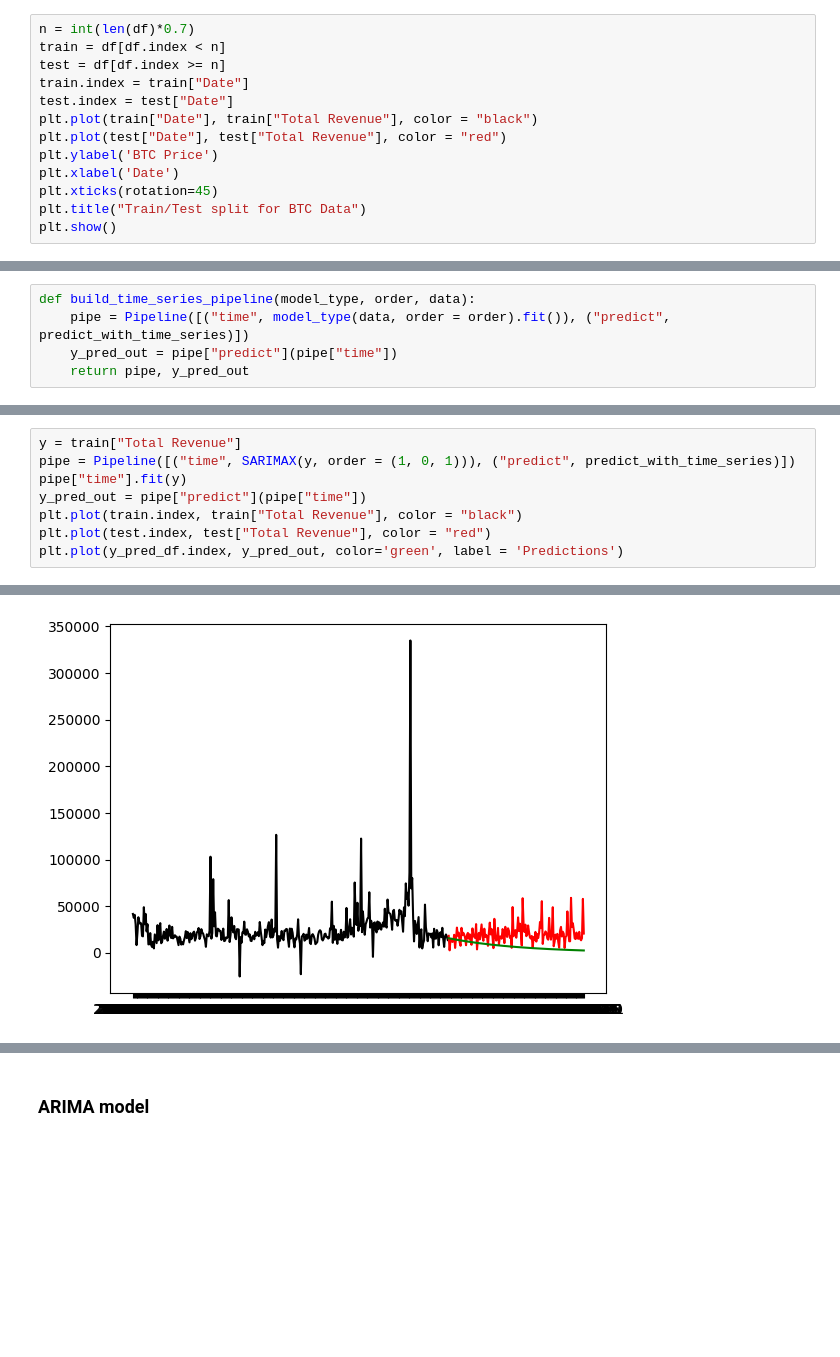
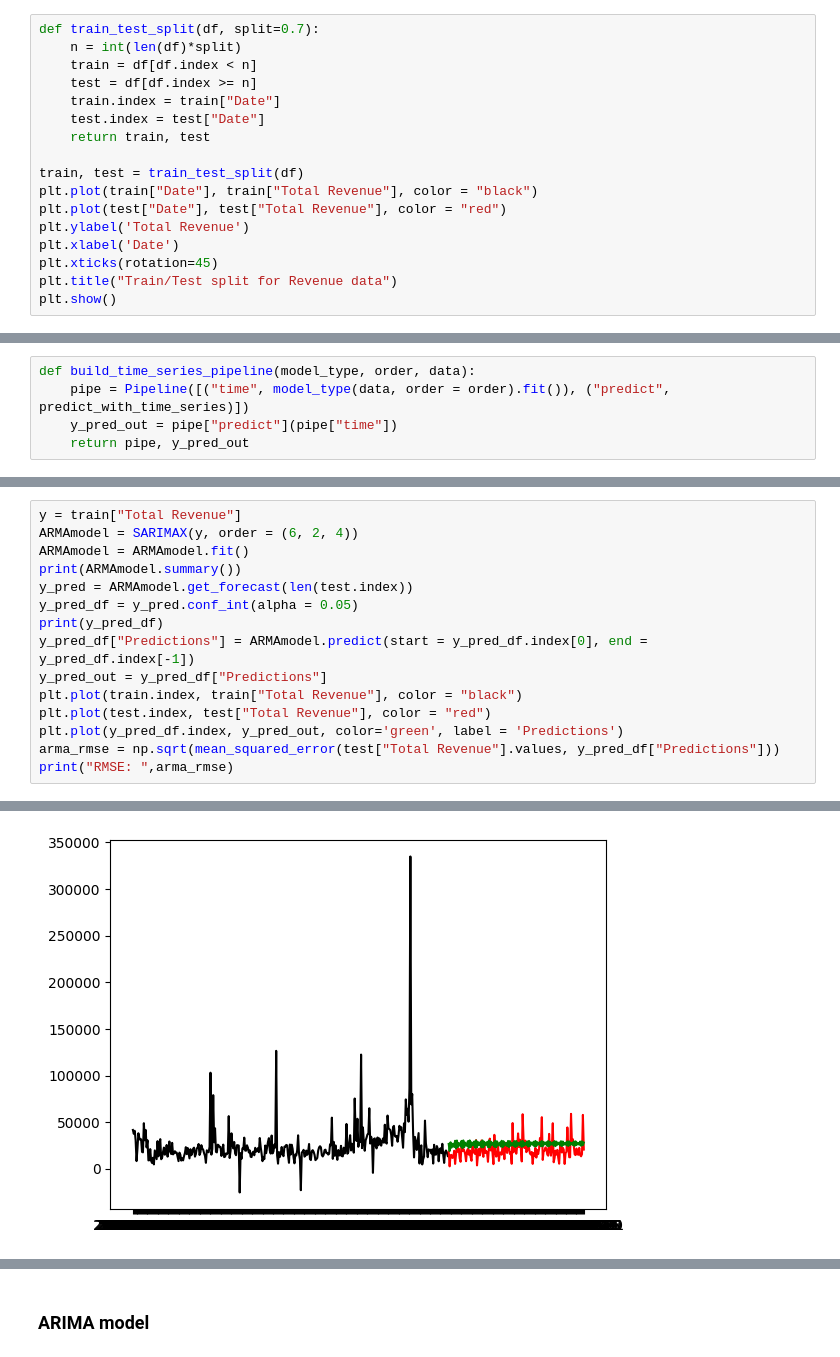
Before and after one commit to grquigg/ai-workflow-capstone, a Jupyter notebook: time_series.ipynb, the cells around one changed output, grey strips where cells are left out. Cells and saved outputs as stored; diff of their text form; blank space fills up the shorter version.

```diff
--- a/time_series.ipynb
+++ b/time_series.ipynb
@@ -79,16 +98,20 @@ plt.show()
 # %% [markdown]
 ### Split data into training and testing datasets ###
 # %%
-n = int(len(df)*0.7)
-train = df[df.index < n]
-test = df[df.index >= n]
-train.index = train["Date"]
-test.index = test["Date"]
+def train_test_split(df, split=0.7):
+    n = int(len(df)*split)
+    train = df[df.index < n]
+    test = df[df.index >= n]
+    train.index = train["Date"]
+    test.index = test["Date"]
+    return train, test
+
+train, test = train_test_split(df)
 plt.plot(train["Date"], train["Total Revenue"], color = "black")
 plt.plot(test["Date"], test["Total Revenue"], color = "red")
-plt.ylabel('BTC Price')
+plt.ylabel('Total Revenue')
 plt.xlabel('Date')
 plt.xticks(rotation=45)
-plt.title("Train/Test split for BTC Data")
+plt.title("Train/Test split for Revenue data")
 plt.show()
 # %% [output]
@@ -122,9 +324,16 @@ def predict_with_time_series(model):
 # %%
 y = train["Total Revenue"]
-pipe = Pipeline([("time", SARIMAX(y, order = (1, 0, 1))), ("predict", predict_with_time_series)])
-pipe["time"].fit(y)
-y_pred_out = pipe["predict"](pipe["time"])
+ARMAmodel = SARIMAX(y, order = (6, 2, 4))
+ARMAmodel = ARMAmodel.fit()
+print(ARMAmodel.summary())
+y_pred = ARMAmodel.get_forecast(len(test.index))
+y_pred_df = y_pred.conf_int(alpha = 0.05)
+print(y_pred_df)
+y_pred_df["Predictions"] = ARMAmodel.predict(start = y_pred_df.index[0], end = y_pred_df.index[-1])
+y_pred_out = y_pred_df["Predictions"]
 plt.plot(train.index, train["Total Revenue"], color = "black")
 plt.plot(test.index, test["Total Revenue"], color = "red")
 plt.plot(y_pred_df.index, y_pred_out, color='green', label = 'Predictions')
+arma_rmse = np.sqrt(mean_squared_error(test["Total Revenue"].values, y_pred_df["Predictions"]))
+print("RMSE: ",arma_rmse)
 # %% [output]
@@ -132 +357 @@ plt.plot(y_pred_df.index, y_pred_out, color='green', label = 'Predictions')
-[figure, old version]
+[figure, new version]
```
Also changed, not shown: parts of 36 cells of this notebook, 5 other files.
